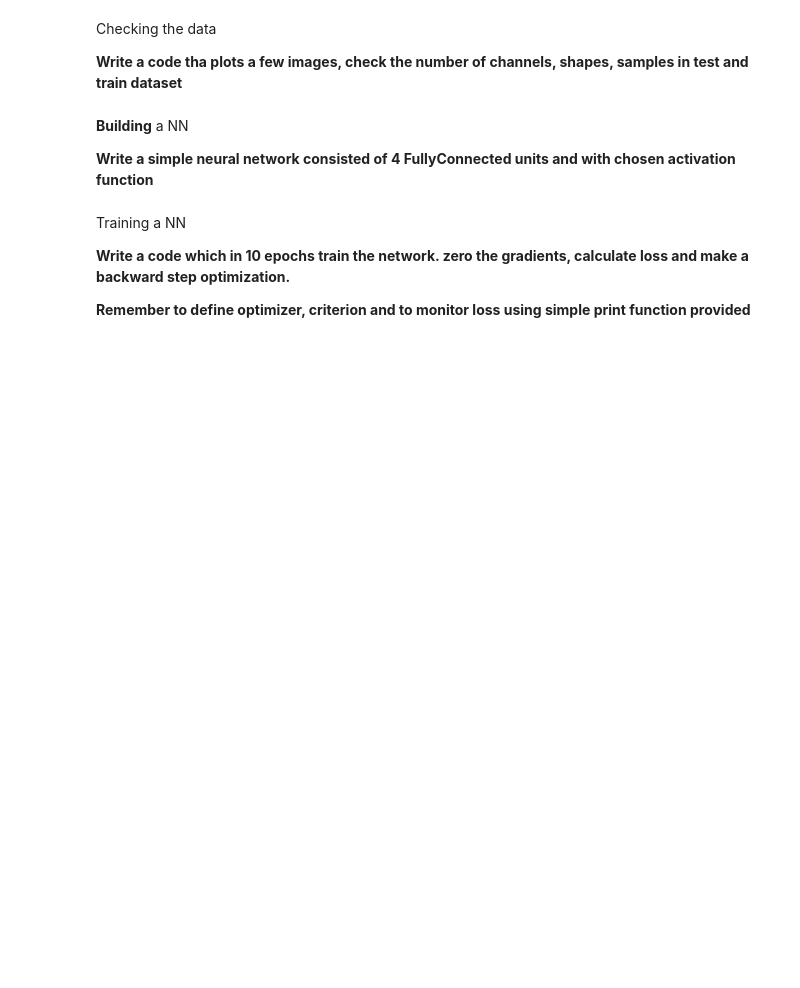
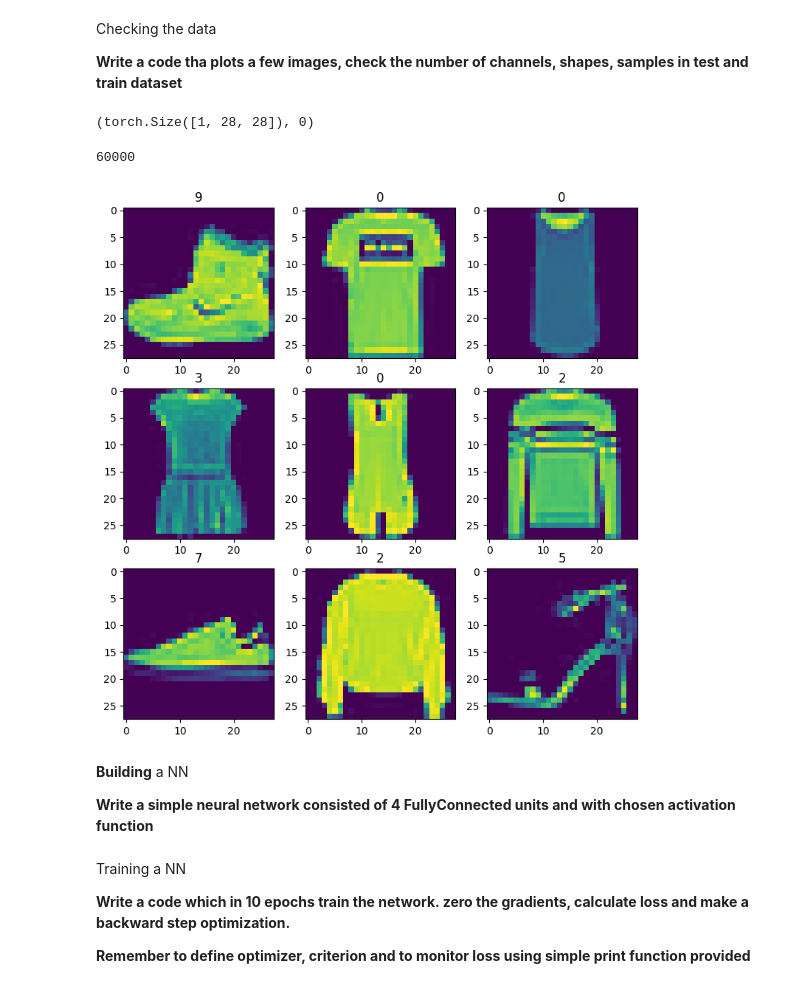
Before and after one commit to Kruszylo/image_processing, a Jupyter notebook: Copy_of_RPIntroNN.ipynb, the cells around one changed output. Drawn from its saved outputs; the diff is of its cells as text; code cells hidden in the pictures; blank space fills up the shorter version.

```diff
--- a/Copy_of_RPIntroNN.ipynb
+++ b/Copy_of_RPIntroNN.ipynb
@@ -33,5 +67,5 @@ Downloading the data, FashinMNiST, check: https://github.com/zalandoresearch/fas
 # %%
 from torchvision.transforms import ToTensor
 # %%
-ds = FashionMNIST('./data', train=True, target_transform=None, download=True, transform=#TODO)
-ds_test = FashionMNIST('./data', train=False, target_transform=None, download=True, transform=#TODO)
+ds = FashionMNIST('./data', train=True, target_transform=None, download=True, transform=ToTensor())
+ds_test = FashionMNIST('./data', train=False, target_transform=None, download=True, transform=ToTensor())
@@ -43,15 +88,24 @@ Checking the data
 # %%
 x, y = ds[1]
 x.shape, y
+# %% [output]
+(torch.Size([1, 28, 28]), 0)
 # %%
 len(ds)
+# %% [output]
+60000
 # %%
 plt.figure(figsize=(9, 9))
 
 for i in range(9):
-    #TODO
+    plt.subplot(331 + i ) #first and second digit - sizes of plot matrix, third - id of cell
+    img, y = ds[i]
+    plt.imshow(img[0])
+    plt.title(y)
 
 plt.show()
+# %% [output]
+[figure, added]
 # %% [markdown]
 **Building** a NN
 
```
Also changed, not shown: parts of 9 cells of this notebook.
